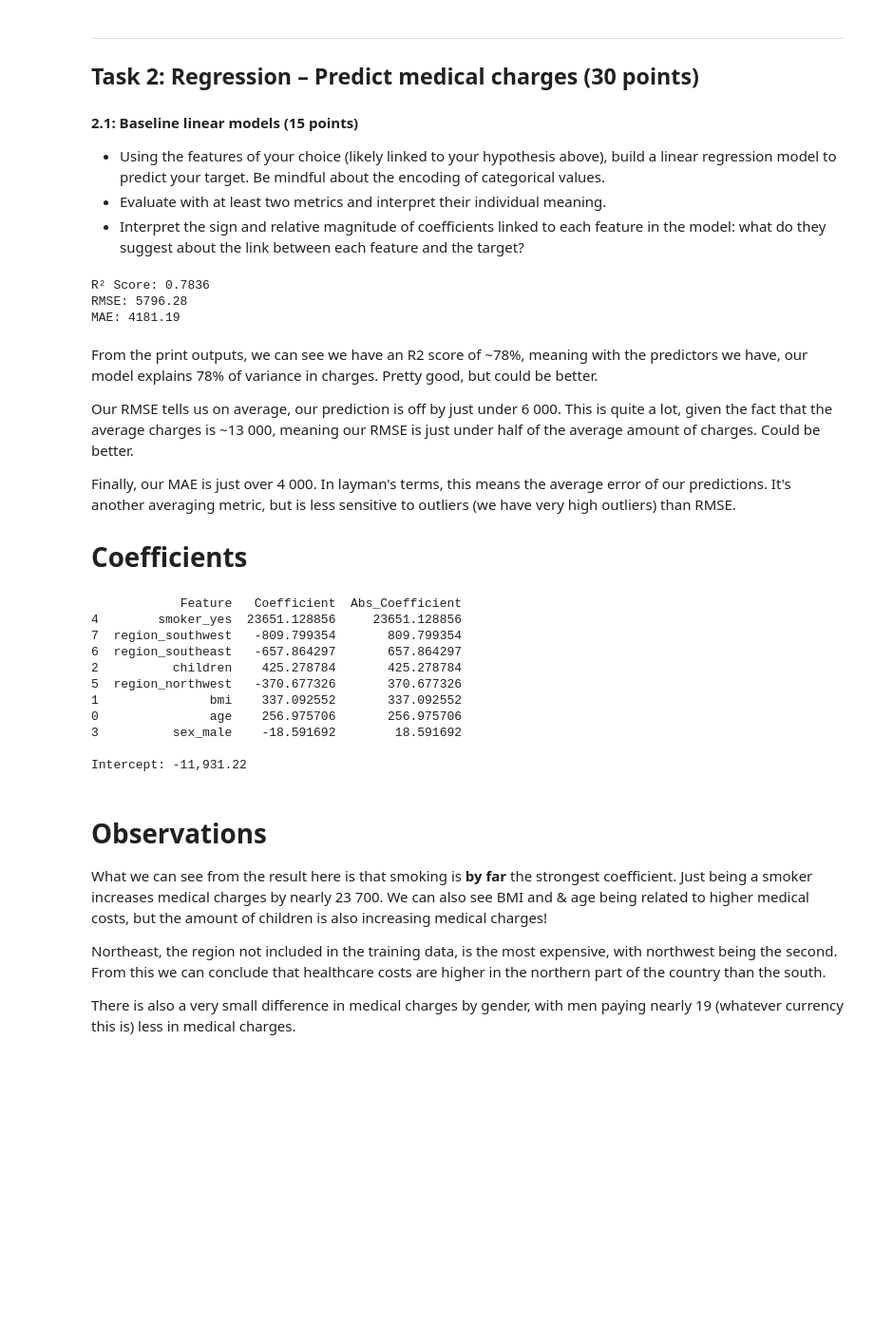
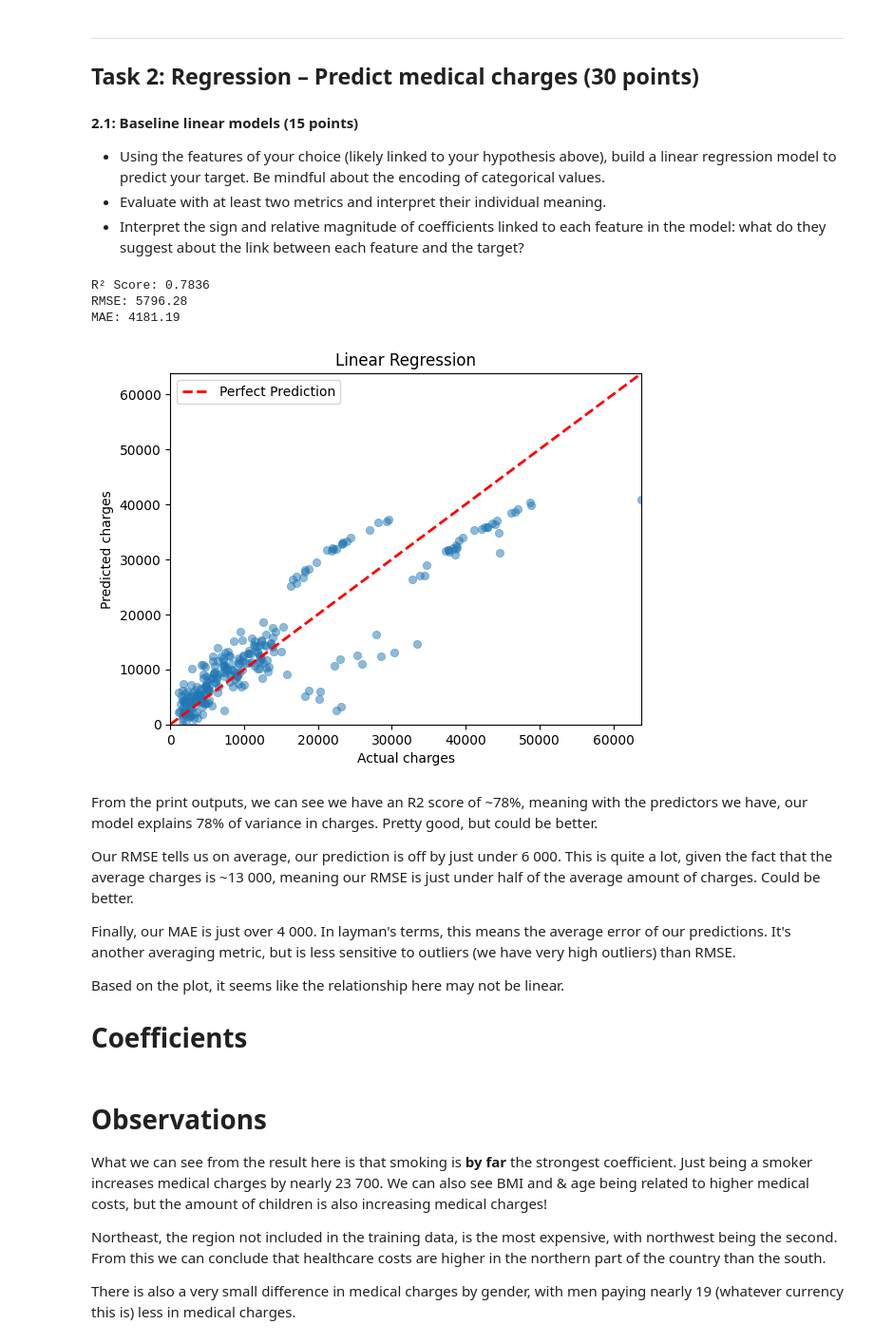
Before and after one commit to Lord-of-Waffles/GradedLabMLIntro, a Jupyter notebook: Graded_lab_2025.ipynb, the cells around one changed output. Shown at 95% size. Saved outputs shown, nothing was run; the diff lists cells and outputs as text; code cells hidden in the pictures; blank space fills up the shorter version.

Commit message:
Added plots to random forest and linear regression results

```diff
--- a/Graded_lab_2025.ipynb
+++ b/Graded_lab_2025.ipynb
@@ -190,29 +190,42 @@ Smoker, Age, BMI.
 # %%
 # Task 2.1
 encoded_insurance = pd.get_dummies(insurance_frame, columns=["sex", "smoker", "region"], drop_first=True)
 
 X = encoded_insurance.drop("charges", axis=1)
 y = encoded_insurance["charges"]
 
 X_train, X_test, y_train, y_test = train_test_split(X, y, test_size=0.2, random_state=42)
 
 model = LinearRegression()
 model.fit(X_train,y_train)
 
 y_pred_train = model.predict(X_train)
 y_pred_test = model.predict(X_test)
 
 r2 = r2_score(y_test, y_pred_test)
 rmse = np.sqrt(mean_squared_error(y_test, y_pred_test))
 mae = mean_absolute_error(y_test, y_pred_test)
 
 print(f"R² Score: {r2:.4f}")
 print(f"RMSE: {rmse:.2f}")
 print(f"MAE: {mae:.2f}")
+
+
+plt.scatter(y_test, y_pred_test, alpha=0.5, linewidth=0.5)
+lims = [0, max(y_test.max(), y_pred_test.max())]
+plt.plot(lims, lims, "r--", lw=2, label="Perfect Prediction")
+plt.xlim(lims)
+plt.ylim(lims)
+plt.xlabel("Actual charges")
+plt.ylabel("Predicted charges")
+plt.title("Linear Regression")
+plt.legend()
+plt.show()
 # %% [output]
 R² Score: 0.7836
 RMSE: 5796.28
 MAE: 4181.19
+[figure, added]
 # %% [markdown]
 From the print outputs, we can see we have an R2 score of ~78%, meaning with the predictors we have, our model explains 78% of variance in charges. Pretty good, but could be better.
 
@@ -220,31 +233,9 @@ Our RMSE tells us on average, our prediction is off by just under 6 000. This is
 
 Finally, our MAE is just over 4 000. In layman's terms, this means the average error of our predictions. It's another averaging metric, but is less sensitive to outliers (we have very high outliers) than RMSE.
 
+Based on the plot, it seems like the relationship here may not be linear.
+
 # Coefficients
-# %%
-coef_df = pd.DataFrame({
-    'Feature': X_train.columns,
-    'Coefficient': model.coef_
-})
-
-# Sort by absolute magnitude (biggest impact first)
-coef_df['Abs_Coefficient'] = abs(coef_df['Coefficient'])
-coef_df = coef_df.sort_values('Abs_Coefficient', ascending=False)
-
-print(coef_df)
-print(f"\nIntercept: {model.intercept_:,.2f}")
-# %% [output]
-            Feature   Coefficient  Abs_Coefficient
-4        smoker_yes  23651.128856     23651.128856
-7  region_southwest   -809.799354       809.799354
-6  region_southeast   -657.864297       657.864297
-2          children    425.278784       425.278784
-5  region_northwest   -370.677326       370.677326
-1               bmi    337.092552       337.092552
-0               age    256.975706       256.975706
-3          sex_male    -18.591692        18.591692
-
-Intercept: -11,931.22
 # %% [markdown]
 # Observations
 
```
Also changed, not shown: parts of 3 cells of this notebook.
